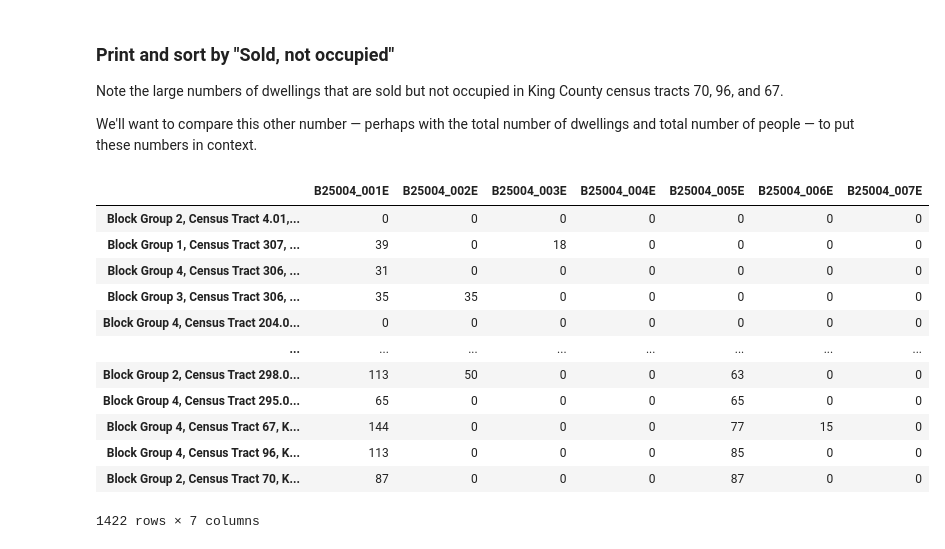
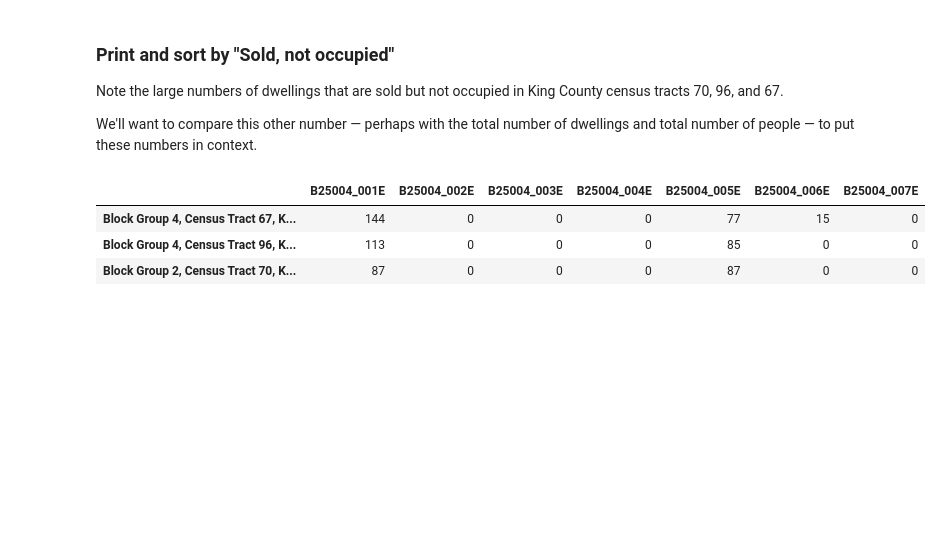
Before and after one commit to james-trimarco/seattle_vacancies, a Jupyter notebook: ACS_King_County.ipynb, the cells around one changed output. Drawn from its saved outputs; the diff is of its cells as text; code cells hidden in the pictures; blank space fills up the shorter version.

```diff
--- a/ACS_King_County.ipynb
+++ b/ACS_King_County.ipynb
@@ -95,18 +96,9 @@ Note the large numbers of dwellings that are sold but not occupied in King Count
 
 We'll want to compare this other number — perhaps with the total number of dwellings and total number of people — to put these numbers in context.
 # %%
-king_vac.sort_values(['B25004_005E'])
+king_vac.sort_values(['B25004_005E']).tail(3)
 # %% [output]
 |  | B25004_001E | B25004_002E | B25004_003E | B25004_004E | B25004_005E | B25004_006E | B25004_007E |
-| Block Group 2, Census Tract 4.01,... | 0 | 0 | 0 | 0 | 0 | 0 | 0 |
-| Block Group 1, Census Tract 307, ... | 39 | 0 | 18 | 0 | 0 | 0 | 0 |
-| Block Group 4, Census Tract 306, ... | 31 | 0 | 0 | 0 | 0 | 0 | 0 |
-| Block Group 3, Census Tract 306, ... | 35 | 35 | 0 | 0 | 0 | 0 | 0 |
-| Block Group 4, Census Tract 204.0... | 0 | 0 | 0 | 0 | 0 | 0 | 0 |
-| ... | ... | ... | ... | ... | ... | ... | ... |
-| Block Group 2, Census Tract 298.0... | 113 | 50 | 0 | 0 | 63 | 0 | 0 |
-| Block Group 4, Census Tract 295.0... | 65 | 0 | 0 | 0 | 65 | 0 | 0 |
 | Block Group 4, Census Tract 67, K... | 144 | 0 | 0 | 0 | 77 | 15 | 0 |
 | Block Group 4, Census Tract 96, K... | 113 | 0 | 0 | 0 | 85 | 0 | 0 |
 | Block Group 2, Census Tract 70, K... | 87 | 0 | 0 | 0 | 87 | 0 | 0 |
-1422 rows × 7 columns
```
Also changed, not shown: parts of 9 cells of this notebook.
